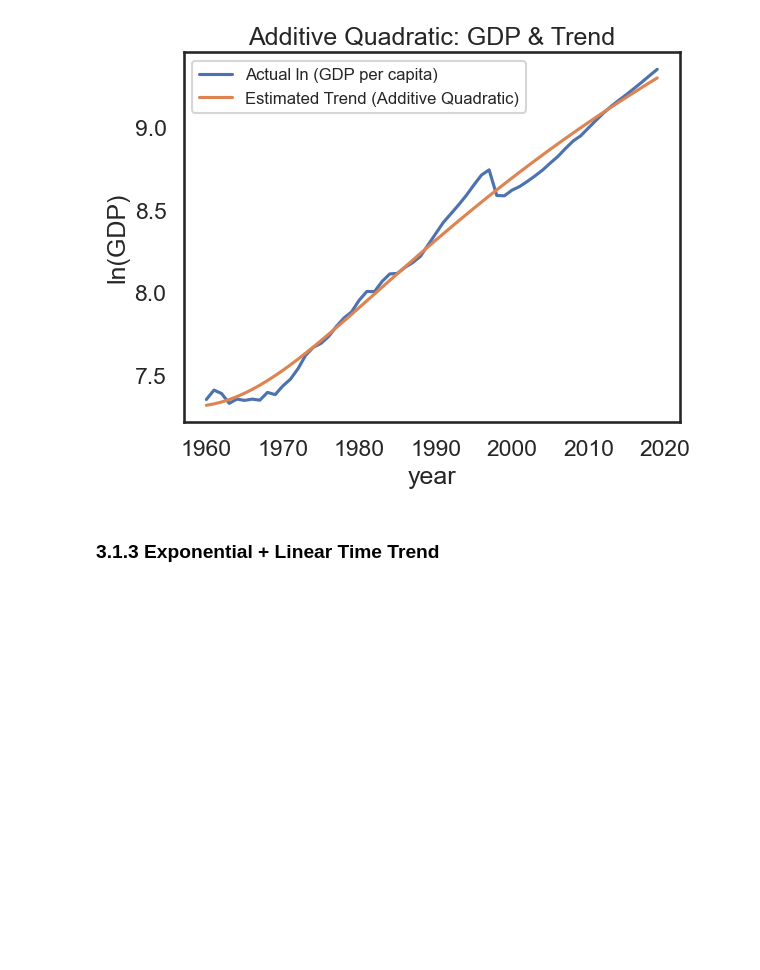
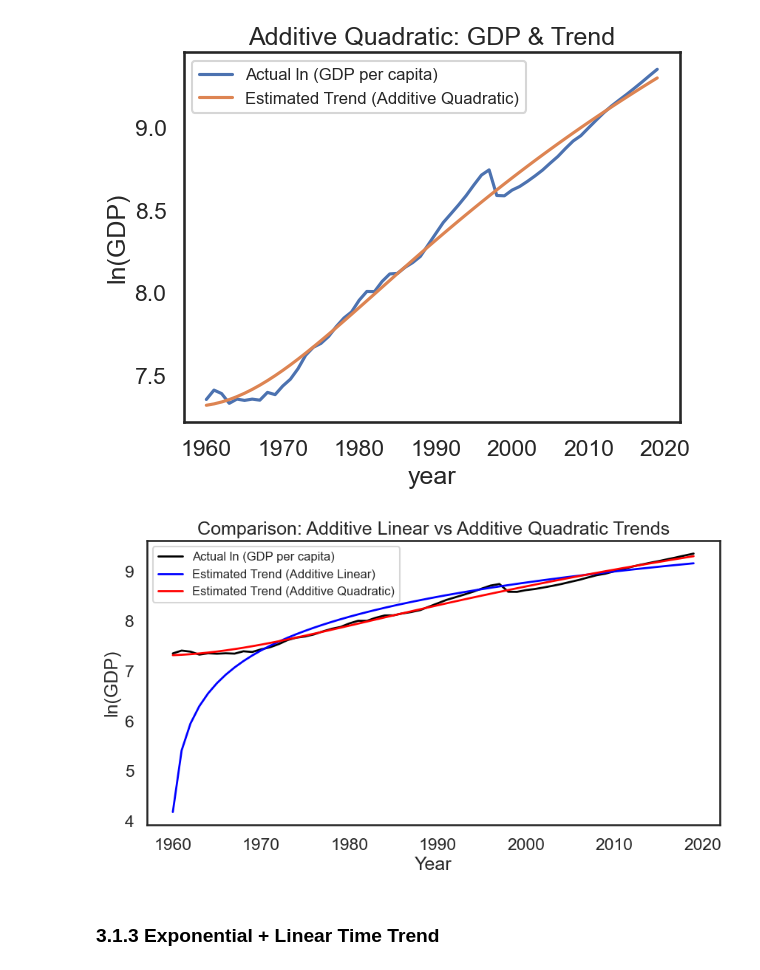
Before and after one commit to ec2b1-case-study/growth-analysis-indonesia, a Jupyter notebook: notebooks/nat.ipynb, the cells around one changed output. Drawn from its saved outputs; the diff is of its cells as text; code cells hidden in the pictures; blank space fills up the shorter version.

```diff
--- a/nat.ipynb
+++ b/notebooks/nat.ipynb
@@ -162,6 +162,54 @@ plt.legend(fontsize=12, framealpha=0.8, loc="best")  # Adjust font size & transp
 plt.show()
 # %% [output]
 [figure]
+# %%
+# Additive Linear Model
+x1 = np.ones(T)  # Intercept (vector of ones)
+x2 = np.arange(1, T + 1)  # Time trend (1, 2, ..., T)
+
+# Compute regression coefficients for Additive Linear
+a_add_lin, b_add_lin = get_regression_coefs(Y, x1, x2)
+
+# Compute predicted values for Additive Linear
+Yhat_add_lin = a_add_lin + b_add_lin * np.arange(1, T_all + 1)
+yhat_add_lin = np.log(Yhat_add_lin)  # Convert to log-units
+
+# Additive Quadratic Model
+x3 = x2 ** 2  # Quadratic term
+
+# Compute regression coefficients for Additive Quadratic
+a_add_quad, b_add_quad, c_add_quad = get_regression_coefs(Y, x1, x2, x3)
+
+# Compute predicted values for Additive Quadratic
+Yhat_add_quad = a_add_quad + b_add_quad * np.arange(1, T_all + 1) + c_add_quad * (np.arange(1, T_all + 1) ** 2)
+yhat_add_quad = np.log(Yhat_add_quad)  # Convert to log-units
+
+# === PLOTTING COMBINED GRAPH === #
+plt.figure(figsize=(10, 5))
+
+# Plot actual GDP per capita (black solid line, no markers)
+plt.plot(data['year'], np.log(data['rgdpna_pc']), label="Actual ln (GDP per capita)", color="black", linewidth=2)
+
+# Plot Additive Linear Trend (blue solid line, no markers)
+plt.plot(data['year'], yhat_add_lin, label="Estimated Trend (Additive Linear)", linewidth=2, color="blue")
+
+# Plot Additive Quadratic Trend (red solid line, no markers)
+plt.plot(data['year'], yhat_add_quad, label="Estimated Trend (Additive Quadratic)", linewidth=2, color="red")
+
+# Labels
+plt.xlabel("Year")
+plt.ylabel("ln(GDP)")
+
+# Title
+plt.title("Comparison: Additive Linear vs Additive Quadratic Trends")
+
+# Add legend with size adjustments
+plt.legend(fontsize=12, framealpha=0.8, loc="best")
+
+# Show plot
+plt.show()
+# %% [output]
+[figure, added]
 # %% [markdown]
 ### 3.1.3 Exponential + Linear Time Trend
 # %%
```
Also changed, not shown: parts of 2 cells of this notebook, 8 other files.
